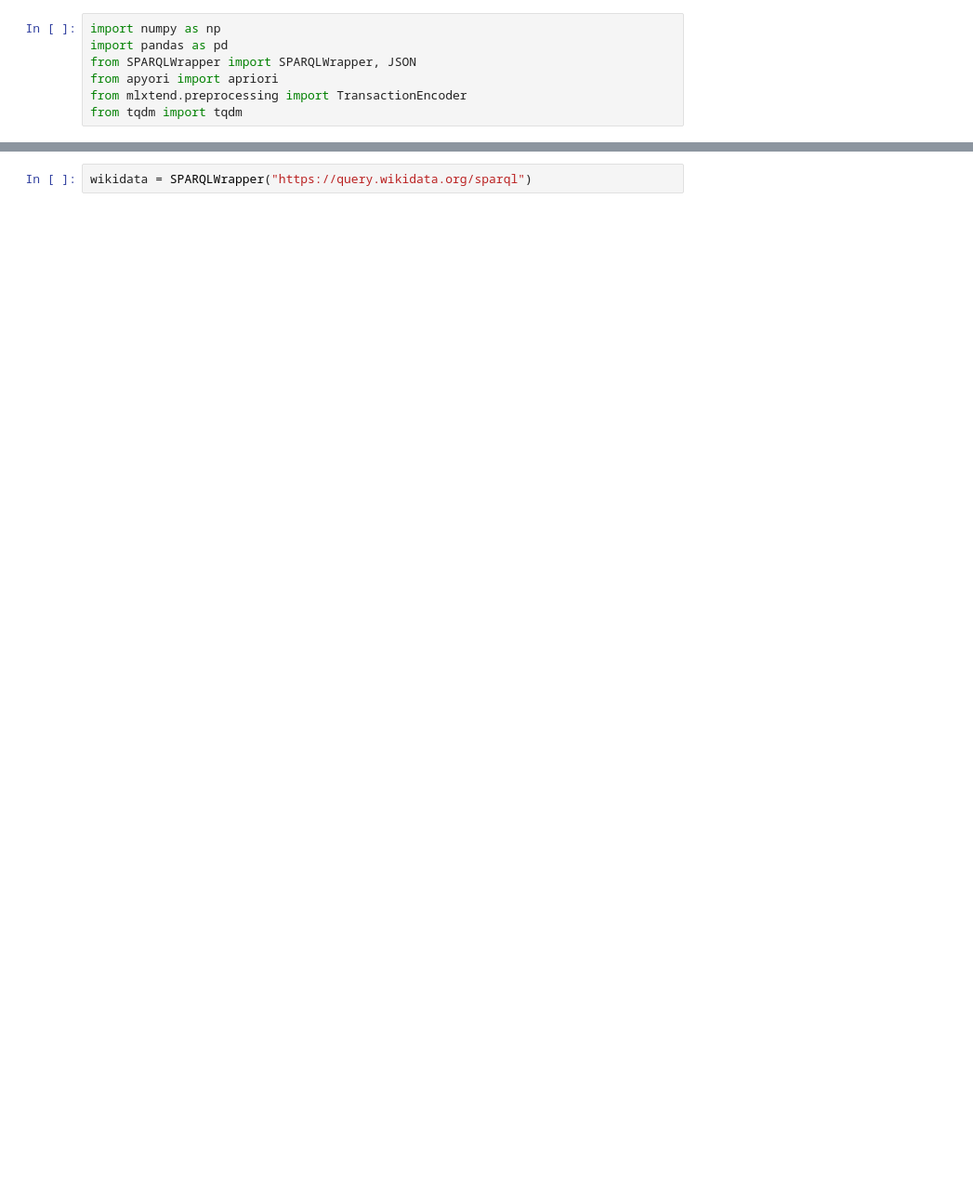
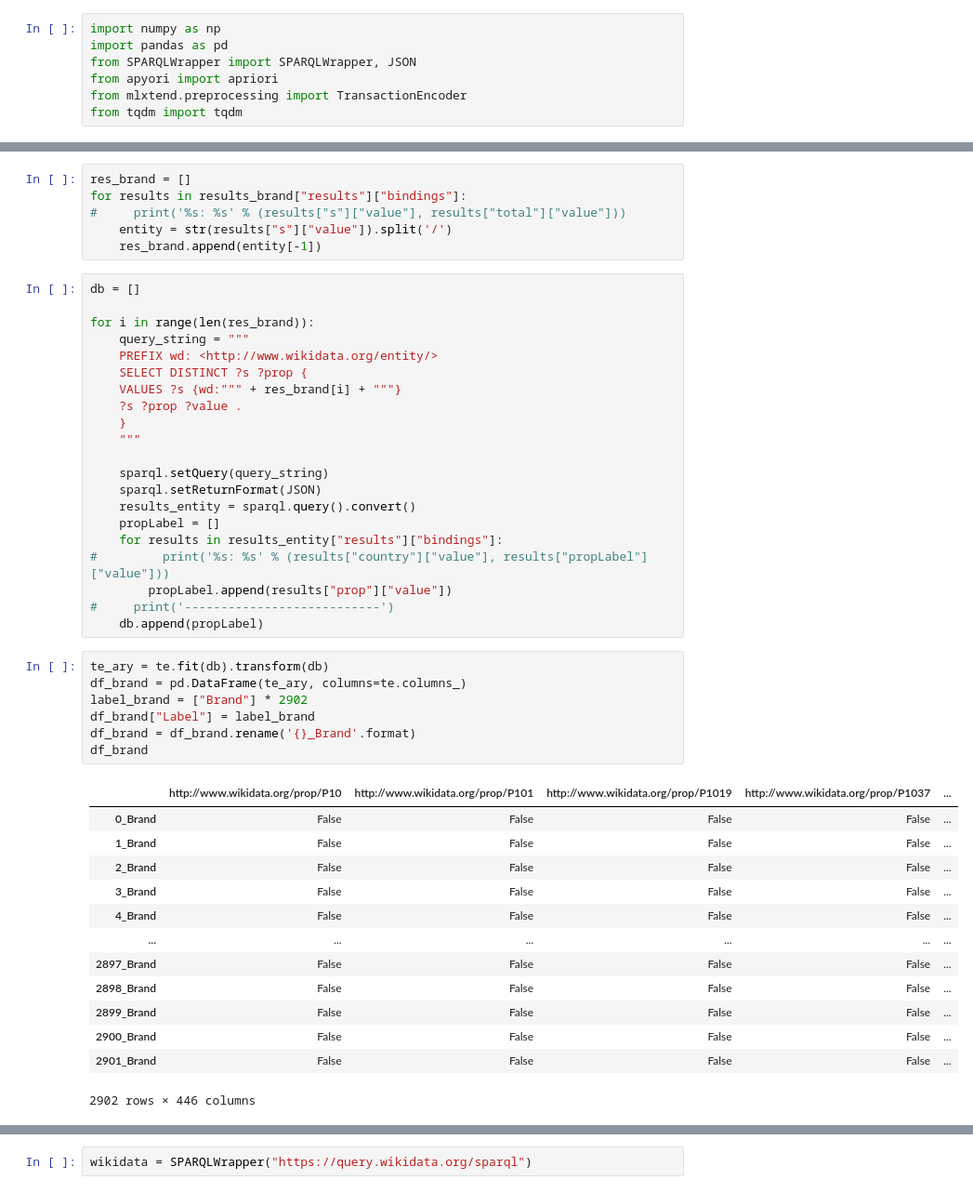
Before and after one commit to nyomangedar/GA_aids_classification, a Jupyter notebook: MergeAll/MergeAll_Proccessing.ipynb, the cells around one changed output, grey strips where cells are left out. Shown at 93% size. Cells and saved outputs as stored; diff of their text form; blank space fills up the shorter version.

```diff
--- a/MergeAll/MergeAll_Proccessing.ipynb
+++ b/MergeAll/MergeAll_Proccessing.ipynb
@@ -99,0 +152,48 @@ df
+# %%
+res_brand = []
+for results in results_brand["results"]["bindings"]:
+#     print('%s: %s' % (results["s"]["value"], results["total"]["value"]))
+    entity = str(results["s"]["value"]).split('/')
+    res_brand.append(entity[-1])
+# %%
+db = []
+
+for i in range(len(res_brand)):
+    query_string = """
+    PREFIX wd: <http://www.wikidata.org/entity/>
+    SELECT DISTINCT ?s ?prop {
+    VALUES ?s {wd:""" + res_brand[i] + """}
+    ?s ?prop ?value .
+    }
+    """
+
+    sparql.setQuery(query_string)
+    sparql.setReturnFormat(JSON)
+    results_entity = sparql.query().convert()
+    propLabel = []
+    for results in results_entity["results"]["bindings"]:
+#         print('%s: %s' % (results["country"]["value"], results["propLabel"]["value"]))
+        propLabel.append(results["prop"]["value"])
+#     print('---------------------------')
+    db.append(propLabel)
+# %%
+te_ary = te.fit(db).transform(db)
+df_brand = pd.DataFrame(te_ary, columns=te.columns_)
+label_brand = ["Brand"] * 2902
+df_brand["Label"] = label_brand
+df_brand = df_brand.rename('{}_Brand'.format)
+df_brand
+# %% [output]
+|  | http://www.wikidata.org/prop/P10 | http://www.wikidata.org/prop/P101 | http://www.wikidata.org/prop/P1019 | http://www.wikidata.org/prop/P1037 | ... |
+| 0_Brand | False | False | False | False | ... |
+| 1_Brand | False | False | False | False | ... |
+| 2_Brand | False | False | False | False | ... |
+| 3_Brand | False | False | False | False | ... |
+| 4_Brand | False | False | False | False | ... |
+| ... | ... | ... | ... | ... | ... |
+| 2897_Brand | False | False | False | False | ... |
+| 2898_Brand | False | False | False | False | ... |
+| 2899_Brand | False | False | False | False | ... |
+| 2900_Brand | False | False | False | False | ... |
+| 2901_Brand | False | False | False | False | ... |
+2902 rows × 446 columns
```
Also changed, not shown: parts of 20 cells of this notebook, 25 other files.
